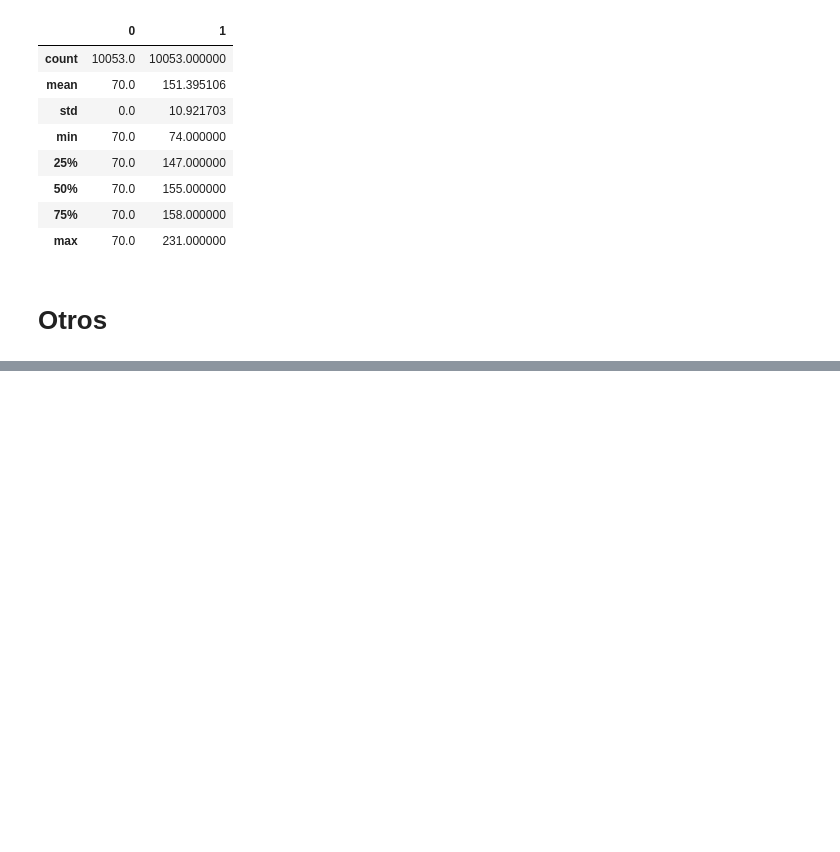
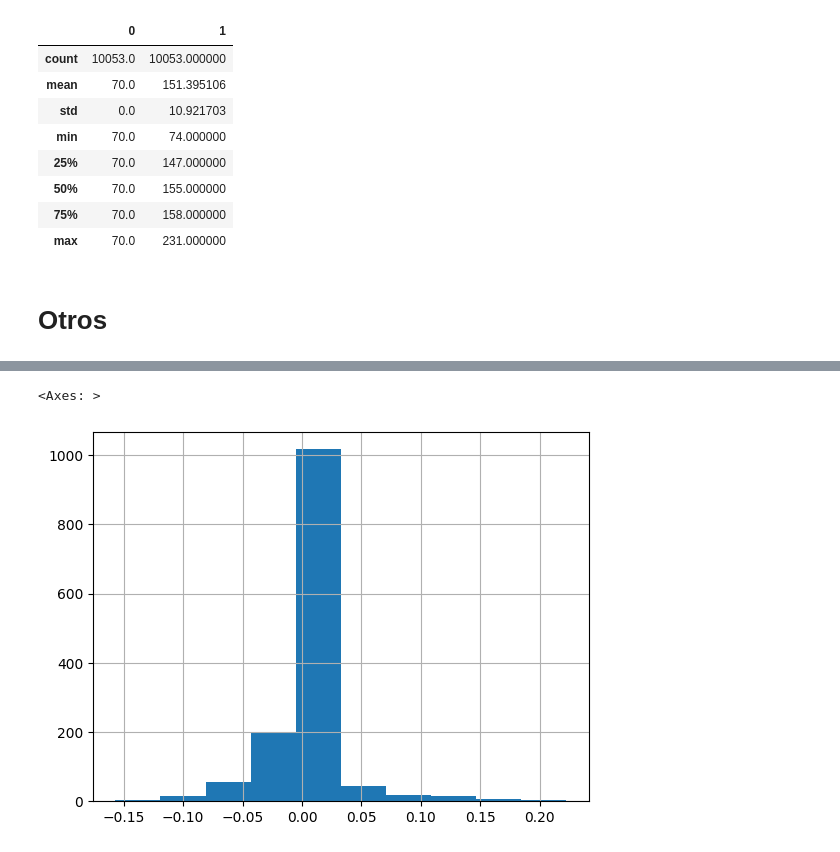
Before and after one commit to JafetMoon/hum_transcription_Project_DIA, a Jupyter notebook: 2-preprocesamiento.ipynb, the cells around one changed output, grey strips where cells are left out. Cells and saved outputs as stored; diff of their text form; code cells hidden in the pictures; blank space fills up the shorter version.

```diff
--- a/2-preprocesamiento.ipynb
+++ b/2-preprocesamiento.ipynb
@@ -363,0 +289,2 @@ array([0.    , 0.0625, 0.125 , 0.1875, 0.25  , 0.3125, 0.375 , 0.4375,
+# %%
+foo = np.load('datos_procesados/tarareos/ventanas/F01_0004_0001_1_D_frames.npy')
@@ -363,0 +303,5 @@ array([0.    , 0.0625, 0.125 , 0.1875, 0.25  , 0.3125, 0.375 , 0.4375,
+# %%
+pd.Series(foo[:,0]).hist()
+# %% [output]
+<Axes: >
+[figure, added]
```
Also changed, not shown: parts of 15 cells of this notebook, 5 other files.
